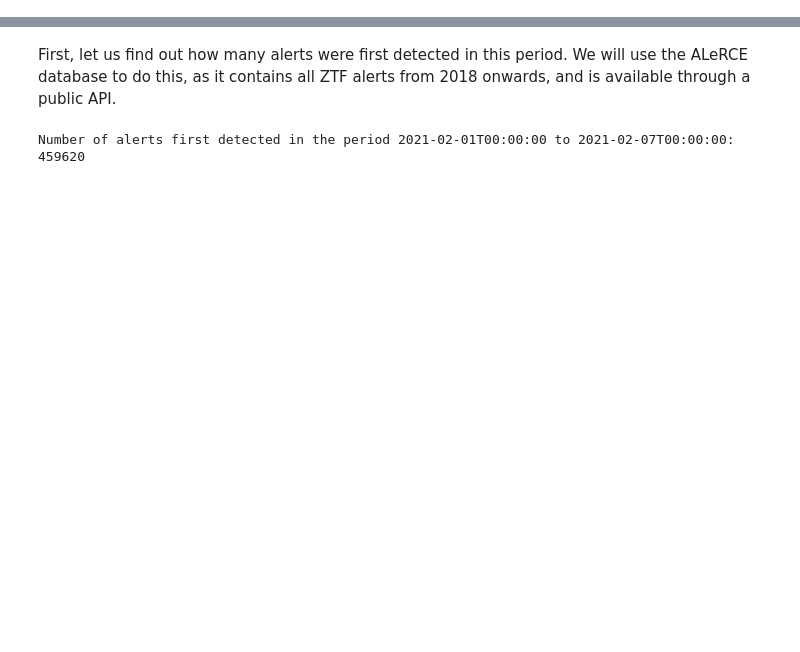
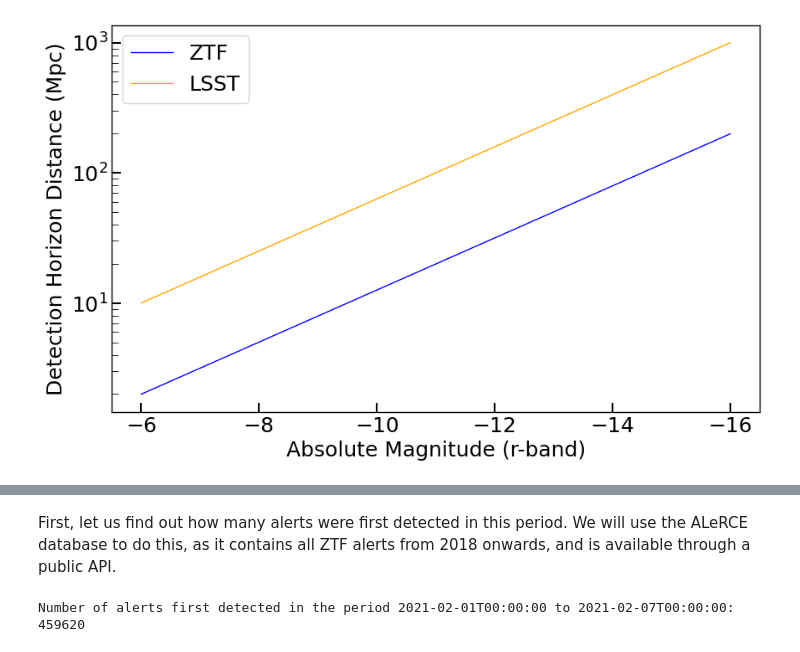
Before and after one commit to virajkaram/LSST_summer_school_2025_Flatiron, a Jupyter notebook: low_luminosity_transients_karambelkar/searches_for_low_luminosity_transients_karambelkar.ipynb, the cells around one changed output, grey strips where cells are left out. Drawn from its saved outputs; the diff is of its cells as text; code cells hidden in the pictures; blank space fills up the shorter version.

```diff
--- a/searches_for_low_luminosity_transients_karambelkar.ipynb
+++ b/low_luminosity_transients_karambelkar/searches_for_low_luminosity_transients_karambelkar.ipynb
@@ -33,0 +110,17 @@ import matplotlib
+# %%
+abs_mags = np.linspace(-6, -16, 50)
+ztf_lim_mag = 20.5
+lsst_lim_mag = 24.0
+ztf_dists = 10**((ztf_lim_mag - abs_mags + 5) / 5)/1e6 * u.Mpc
+lsst_dists = 10**((lsst_lim_mag - abs_mags + 5) / 5)/1e6 * u.Mpc
+plt.figure(figsize=(10, 6))
+plt.plot(abs_mags, ztf_dists, label='ZTF', color='blue')
+plt.plot(abs_mags, lsst_dists, label='LSST', color='orange')
+plt.xlabel('Absolute Magnitude (r-band)')
+plt.ylabel('Detection Horizon Distance (Mpc)')
+
+plt.xlim(-5.5, -16.5)
+plt.legend()
+plt.yscale('log')
+# %% [output]
+[figure, added]
```
Also changed, not shown: parts of 21 cells of this notebook, 9 other files.
